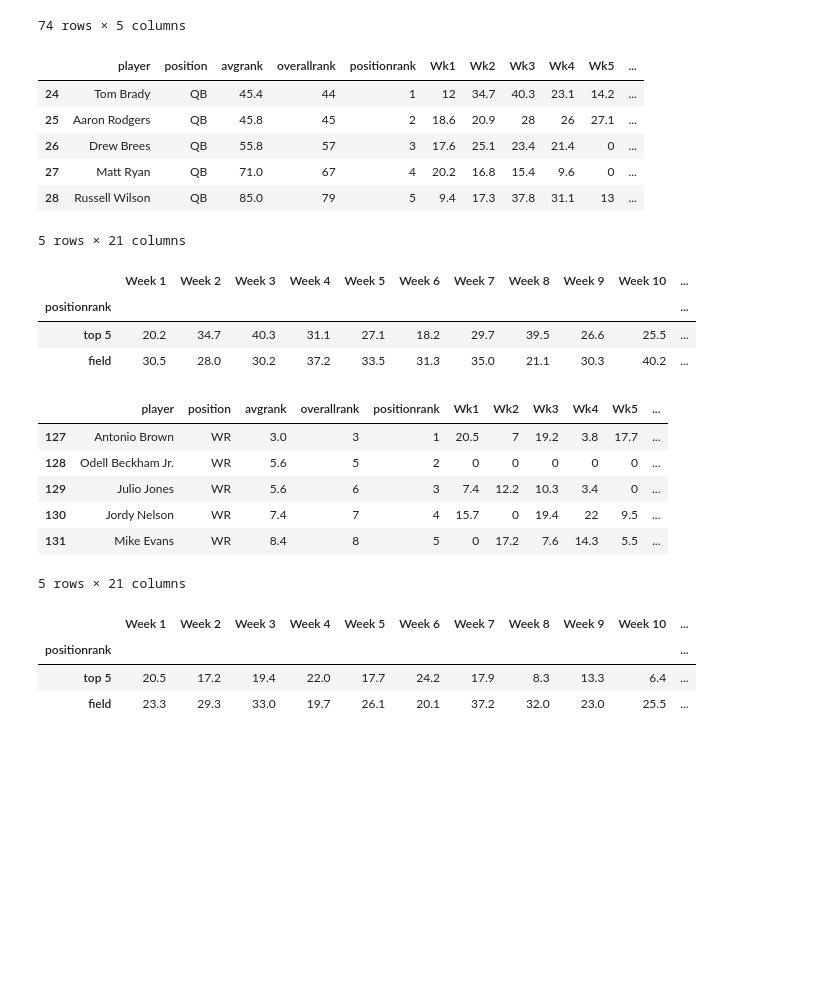
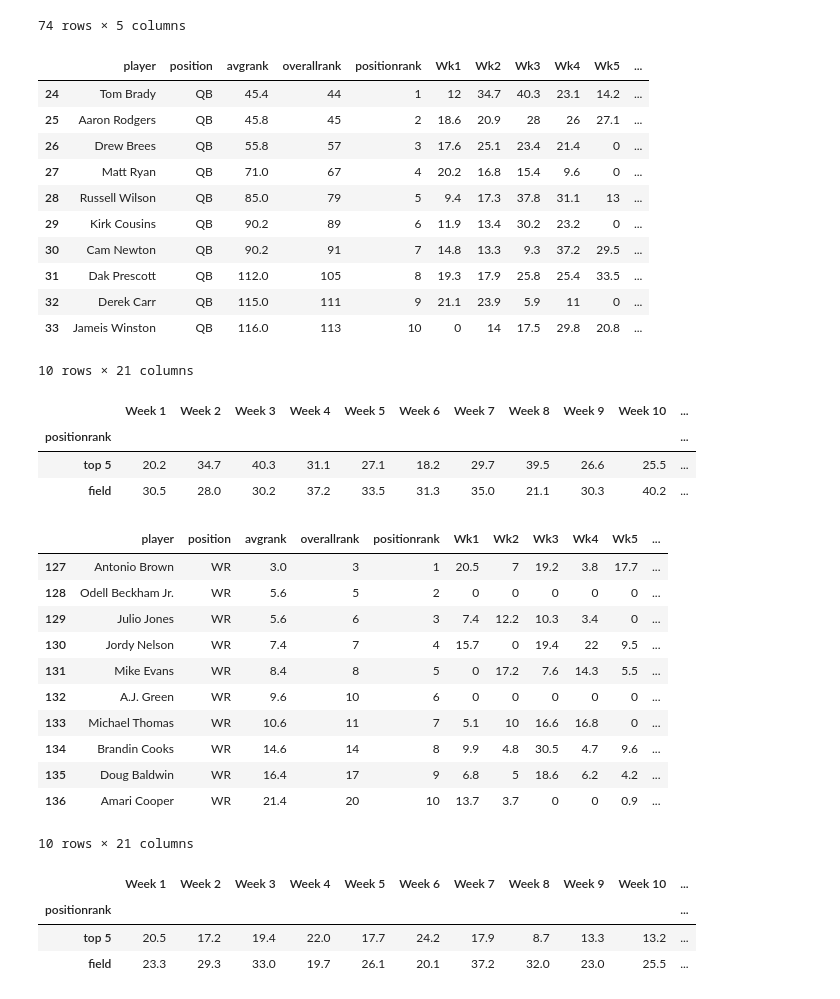
Before and after one commit to MTMUTH/Group_Project_01, a Jupyter notebook: FFL_CleanData-Copy1.ipynb, the cells around one changed output. Drawn from its saved outputs; the diff is of its cells as text; code cells hidden in the pictures; blank space fills up the shorter version.

Commit message:
Summary Table Updates
Clean up summary data code

```diff
--- a/FFL_CleanData-Copy1.ipynb
+++ b/FFL_CleanData-Copy1.ipynb
@@ -180,14 +187,19 @@ for i in range(1,17):
 
     dfrb['Wk'+str(i)] = points
 # %%
-dfqb.iloc[:5]
+dfqb.iloc[:10]
 # %% [output]
 |  | player | position | avgrank | overallrank | positionrank | Wk1 | Wk2 | Wk3 | Wk4 | Wk5 | ... |
 | 24 | Tom Brady | QB | 45.4 | 44 | 1 | 12 | 34.7 | 40.3 | 23.1 | 14.2 | ... |
 | 25 | Aaron Rodgers | QB | 45.8 | 45 | 2 | 18.6 | 20.9 | 28 | 26 | 27.1 | ... |
 | 26 | Drew Brees | QB | 55.8 | 57 | 3 | 17.6 | 25.1 | 23.4 | 21.4 | 0 | ... |
 | 27 | Matt Ryan | QB | 71.0 | 67 | 4 | 20.2 | 16.8 | 15.4 | 9.6 | 0 | ... |
 | 28 | Russell Wilson | QB | 85.0 | 79 | 5 | 9.4 | 17.3 | 37.8 | 31.1 | 13 | ... |
+| 29 | Kirk Cousins | QB | 90.2 | 89 | 6 | 11.9 | 13.4 | 30.2 | 23.2 | 0 | ... |
+| 30 | Cam Newton | QB | 90.2 | 91 | 7 | 14.8 | 13.3 | 9.3 | 37.2 | 29.5 | ... |
+| 31 | Dak Prescott | QB | 112.0 | 105 | 8 | 19.3 | 17.9 | 25.8 | 25.4 | 33.5 | ... |
+| 32 | Derek Carr | QB | 115.0 | 111 | 9 | 21.1 | 23.9 | 5.9 | 11 | 0 | ... |
+| 33 | Jameis Winston | QB | 116.0 | 113 | 10 | 0 | 14 | 17.5 | 29.8 | 20.8 | ... |
-5 rows × 21 columns
+10 rows × 21 columns
 # %%
 # QB Establish bins
@@ -222,7 +234,7 @@ display(QB_Weekly_Summary)
 | top 5 | 20.2 | 34.7 | 40.3 | 31.1 | 27.1 | 18.2 | 29.7 | 39.5 | 26.6 | 25.5 | ... |
 | field | 30.5 | 28.0 | 30.2 | 37.2 | 33.5 | 31.3 | 35.0 | 21.1 | 30.3 | 40.2 | ... |
 # %%
-dfwr.iloc[:5]
+dfwr.iloc[:10]
 # %% [output]
 |  | player | position | avgrank | overallrank | positionrank | Wk1 | Wk2 | Wk3 | Wk4 | Wk5 | ... |
 | 127 | Antonio Brown | WR | 3.0 | 3 | 1 | 20.5 | 7 | 19.2 | 3.8 | 17.7 | ... |
@@ -230,11 +242,16 @@ dfwr.iloc[:5]
 | 129 | Julio Jones | WR | 5.6 | 6 | 3 | 7.4 | 12.2 | 10.3 | 3.4 | 0 | ... |
 | 130 | Jordy Nelson | WR | 7.4 | 7 | 4 | 15.7 | 0 | 19.4 | 22 | 9.5 | ... |
 | 131 | Mike Evans | WR | 8.4 | 8 | 5 | 0 | 17.2 | 7.6 | 14.3 | 5.5 | ... |
+| 132 | A.J. Green | WR | 9.6 | 10 | 6 | 0 | 0 | 0 | 0 | 0 | ... |
+| 133 | Michael Thomas | WR | 10.6 | 11 | 7 | 5.1 | 10 | 16.6 | 16.8 | 0 | ... |
+| 134 | Brandin Cooks | WR | 14.6 | 14 | 8 | 9.9 | 4.8 | 30.5 | 4.7 | 9.6 | ... |
+| 135 | Doug Baldwin | WR | 16.4 | 17 | 9 | 6.8 | 5 | 18.6 | 6.2 | 4.2 | ... |
+| 136 | Amari Cooper | WR | 21.4 | 20 | 10 | 13.7 | 3.7 | 0 | 0 | 0.9 | ... |
-5 rows × 21 columns
+10 rows × 21 columns
 # %%
 #WR Establish bins
 #Used Top 6 WRs due to ODell Beckham Jr. being out the entire season
-bins = [0,6,60]
+bins = [0,7,60]
 bin_names = ["top 5","field"]
 
 #Categorize the WRs using the position rank bins
@@ -262,5 +279,5 @@ display(WR_Weekly_Summary)
 # %% [output]
 |  | Week 1 | Week 2 | Week 3 | Week 4 | Week 5 | Week 6 | Week 7 | Week 8 | Week 9 | Week 10 | ... |
 | positionrank |  |  |  |  |  |  |  |  |  |  | ... |
-| top 5 | 20.5 | 17.2 | 19.4 | 22.0 | 17.7 | 24.2 | 17.9 | 8.3 | 13.3 | 6.4 | ... |
+| top 5 | 20.5 | 17.2 | 19.4 | 22.0 | 17.7 | 24.2 | 17.9 | 8.7 | 13.3 | 13.2 | ... |
 | field | 23.3 | 29.3 | 33.0 | 19.7 | 26.1 | 20.1 | 37.2 | 32.0 | 23.0 | 25.5 | ... |
```
Also changed, not shown: parts of 6 cells of this notebook.
